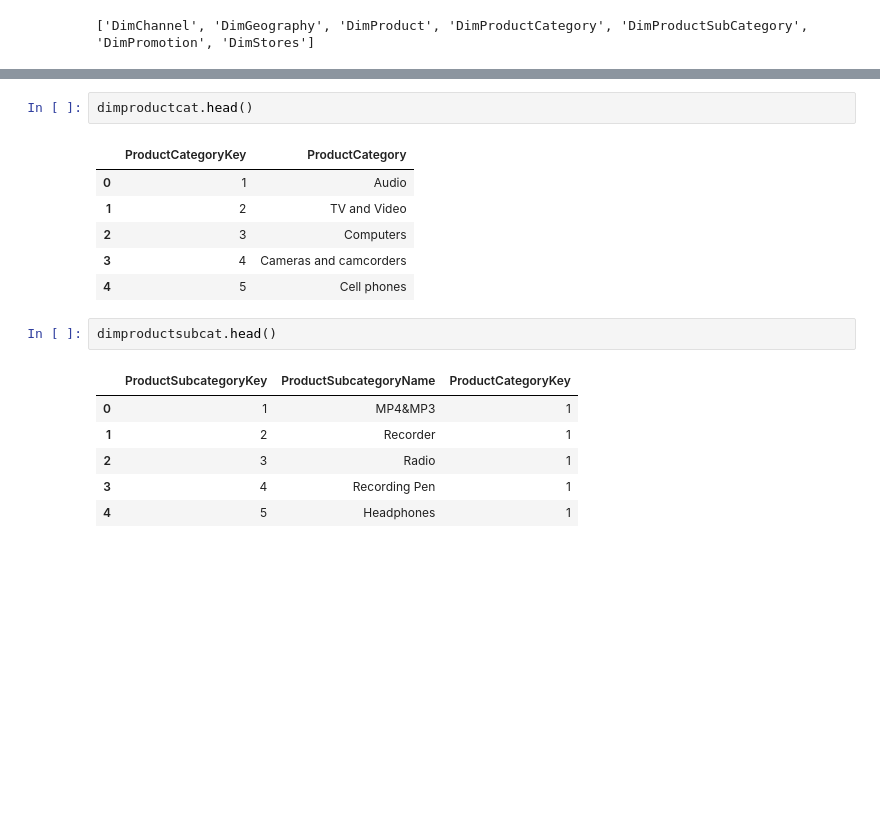
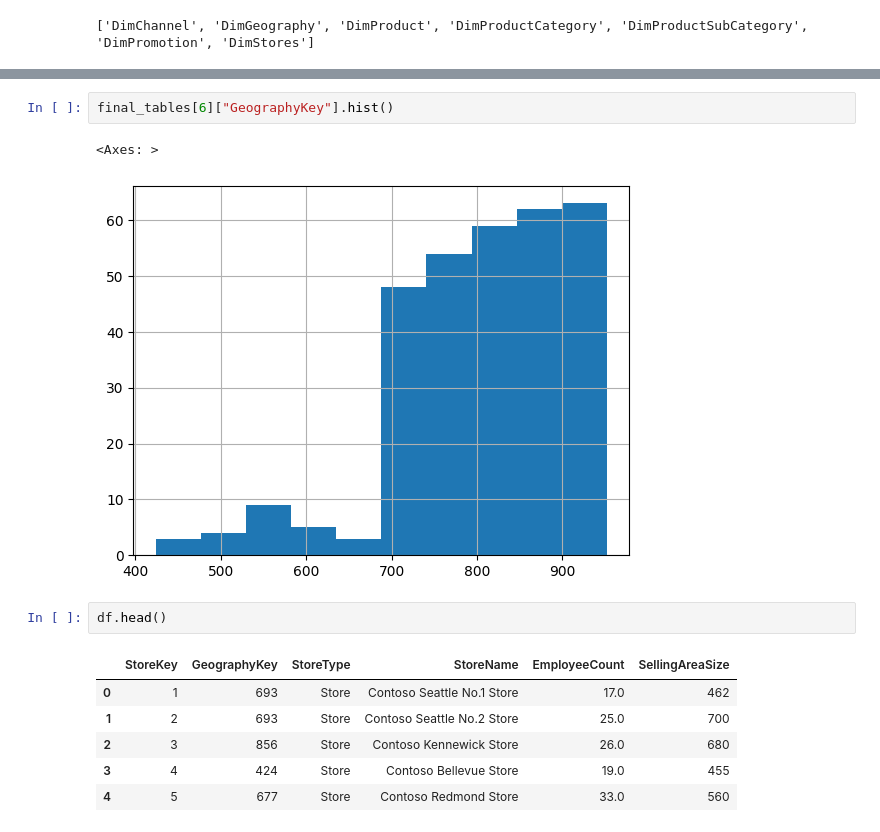
Before and after one commit to DarkLyng/Proyecto_Modelos, a Jupyter notebook: Proyecto_Modelos_.ipynb, the cells around one changed output, grey strips where cells are left out. Drawn from its saved outputs; the diff is of its cells as text; blank space fills up the shorter version.

```diff
--- a/Proyecto_Modelos_.ipynb
+++ b/Proyecto_Modelos_.ipynb
@@ -74,18 +58,14 @@ dimproduct.info
+# %%
+final_tables[6]["GeographyKey"].hist()
+# %% [output]
+<Axes: >
+[figure, added]
 # %%
-dimproductcat.head()
+df.head()
 # %% [output]
-|  | ProductCategoryKey | ProductCategory |
-| 0 | 1 | Audio |
-| 1 | 2 | TV and Video |
-| 2 | 3 | Computers |
-| 3 | 4 | Cameras and camcorders |
-| 4 | 5 | Cell phones |
+|  | StoreKey | GeographyKey | StoreType | StoreName | EmployeeCount | SellingAreaSize |
+| 0 | 1 | 693 | Store | Contoso Seattle No.1 Store | 17.0 | 462 |
+| 1 | 2 | 693 | Store | Contoso Seattle No.2 Store | 25.0 | 700 |
+| 2 | 3 | 856 | Store | Contoso Kennewick Store | 26.0 | 680 |
+| 3 | 4 | 424 | Store | Contoso Bellevue Store | 19.0 | 455 |
+| 4 | 5 | 677 | Store | Contoso Redmond Store | 33.0 | 560 |
-# %%
-dimproductsubcat.head()
-# %% [output]
-|  | ProductSubcategoryKey | ProductSubcategoryName | ProductCategoryKey |
-| 0 | 1 | MP4&MP3 | 1 |
-| 1 | 2 | Recorder | 1 |
-| 2 | 3 | Radio | 1 |
-| 3 | 4 | Recording Pen | 1 |
-| 4 | 5 | Headphones | 1 |
```
Also changed, not shown: parts of 12 cells of this notebook.
